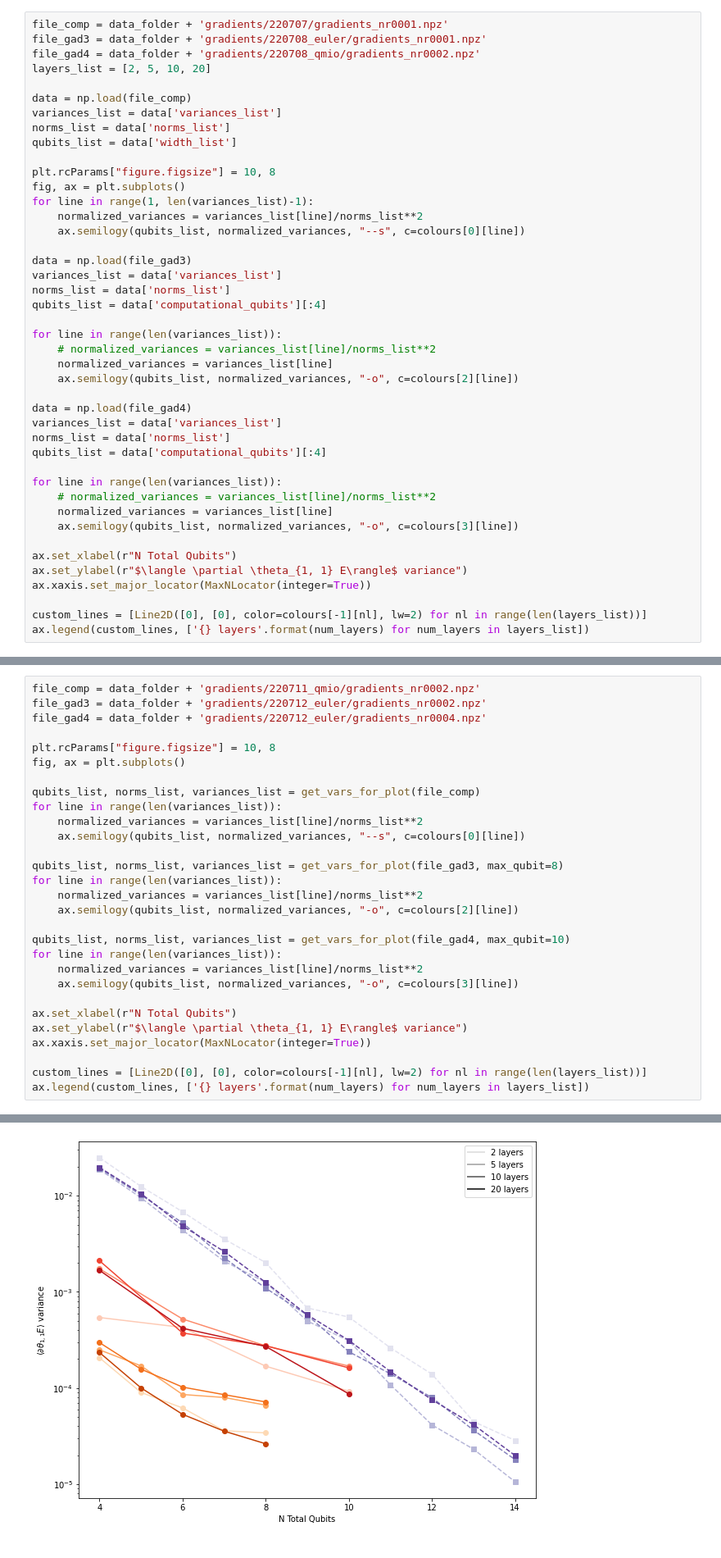
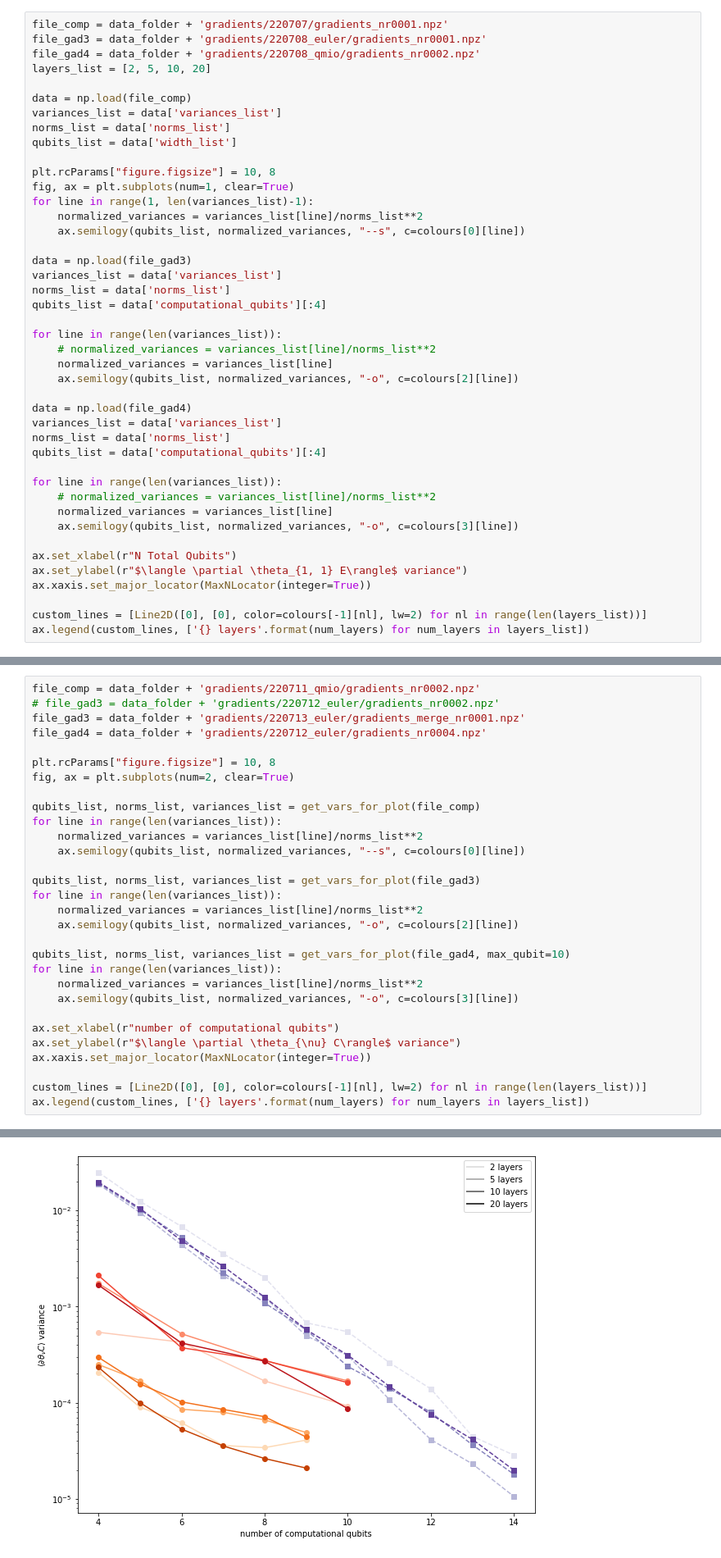
Before and after one commit to SimonCichy/barren-gadgets, a Jupyter notebook: plotting/relevant_results_new_gadgets.ipynb, the cells around one changed output, grey strips where cells are left out. Shown at 82% size. Saved outputs shown, nothing was run; the diff lists cells and outputs as text.

Commit message:
Extension to variance plots
Adding the newest data to the variance plot and merging data from various runs

```diff
--- a/plotting/relevant_results_new_gadgets.ipynb
+++ b/plotting/relevant_results_new_gadgets.ipynb
@@ -44,7 +45,7 @@ norms_list = data['norms_list']
 qubits_list = data['width_list']
 
 plt.rcParams["figure.figsize"] = 10, 8
-fig, ax = plt.subplots()
+fig, ax = plt.subplots(num=1, clear=True)
 for line in range(1, len(variances_list)-1):
     normalized_variances = variances_list[line]/norms_list**2
     ax.semilogy(qubits_list, normalized_variances, "--s", c=colours[0][line])
@@ -102,18 +103,19 @@ def get_vars_for_plot(file, max_qubit=np.inf):
     return widths_range, norms_list, variances_list
 # %%
 file_comp = data_folder + 'gradients/220711_qmio/gradients_nr0002.npz'
-file_gad3 = data_folder + 'gradients/220712_euler/gradients_nr0002.npz'
+# file_gad3 = data_folder + 'gradients/220712_euler/gradients_nr0002.npz'
+file_gad3 = data_folder + 'gradients/220713_euler/gradients_merge_nr0001.npz'
 file_gad4 = data_folder + 'gradients/220712_euler/gradients_nr0004.npz'
 
 plt.rcParams["figure.figsize"] = 10, 8
-fig, ax = plt.subplots()
+fig, ax = plt.subplots(num=2, clear=True)
 
 qubits_list, norms_list, variances_list = get_vars_for_plot(file_comp)
 for line in range(len(variances_list)):
     normalized_variances = variances_list[line]/norms_list**2
     ax.semilogy(qubits_list, normalized_variances, "--s", c=colours[0][line])
 
-qubits_list, norms_list, variances_list = get_vars_for_plot(file_gad3, max_qubit=8)
+qubits_list, norms_list, variances_list = get_vars_for_plot(file_gad3)
 for line in range(len(variances_list)):
     normalized_variances = variances_list[line]/norms_list**2
     ax.semilogy(qubits_list, normalized_variances, "-o", c=colours[2][line])
@@ -123,8 +125,8 @@ for line in range(len(variances_list)):
     normalized_variances = variances_list[line]/norms_list**2
     ax.semilogy(qubits_list, normalized_variances, "-o", c=colours[3][line])
 
-ax.set_xlabel(r"N Total Qubits")
-ax.set_ylabel(r"$\langle \partial \theta_{1, 1} E\rangle$ variance")
+ax.set_xlabel(r"number of computational qubits")
+ax.set_ylabel(r"$\langle \partial \theta_{\nu} C\rangle$ variance")
 ax.xaxis.set_major_locator(MaxNLocator(integer=True))
 
 custom_lines = [Line2D([0], [0], color=colours[-1][nl], lw=2) for nl in range(len(layers_list))]
@@ -136 +136 @@ ax.legend(custom_lines, ['{} layers'.format(num_layers) for num_layers in layers
-[figure, old version]
+[figure, new version]
```
Also changed, not shown: parts of 10 cells of this notebook, 1 other file.
